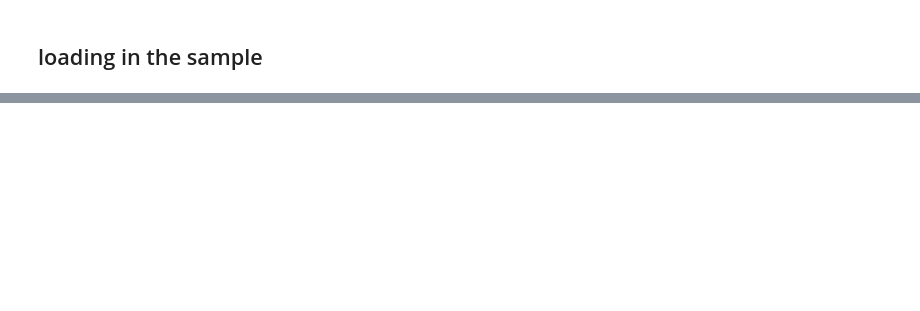
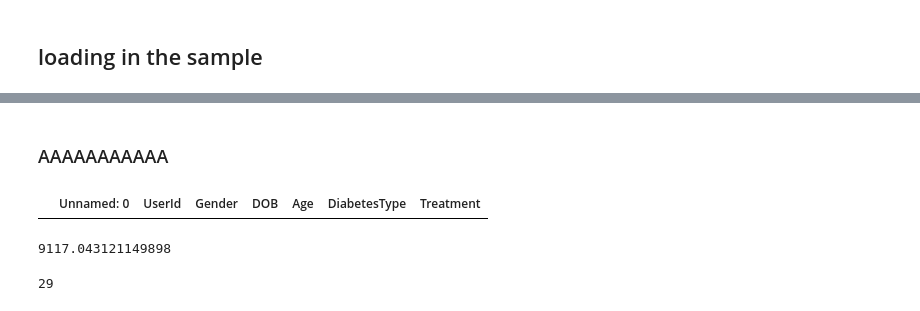
Before and after one commit to karinakanjaria/glucose-data-analysis, a Jupyter notebook: EDA/LeslieEDA2.ipynb, the cells around one changed output, grey strips where cells are left out. Drawn from its saved outputs; the diff is of its cells as text; code cells hidden in the pictures; blank space fills up the shorter version.

```diff
--- a/EDA/LeslieEDA2.ipynb
+++ b/EDA/LeslieEDA2.ipynb
@@ -584,0 +525,4 @@ data.to_csv("../../cephfs/cleanedData/2022-02 sample.csv", index=False)
+# %% [markdown]
+### AAAAAAAAAAA
+# %%
+data = pd.read_csv("../../cephfs/data/cohort.csv", parse_dates=['DOB'])
@@ -584,0 +531,12 @@ data.to_csv("../../cephfs/cleanedData/2022-02 sample.csv", index=False)
+# %%
+data[~(data['DOB'].dt.day==1)]
+# %% [output]
+|  | Unnamed: 0 | UserId | Gender | DOB | Age | DiabetesType | Treatment |
+# %%
+37000000/10*.9/365.25
+# %% [output]
+9117.043121149898
+# %%
+2022-1993
+# %% [output]
+29
```
Also changed, not shown: parts of 32 cells of this notebook.
